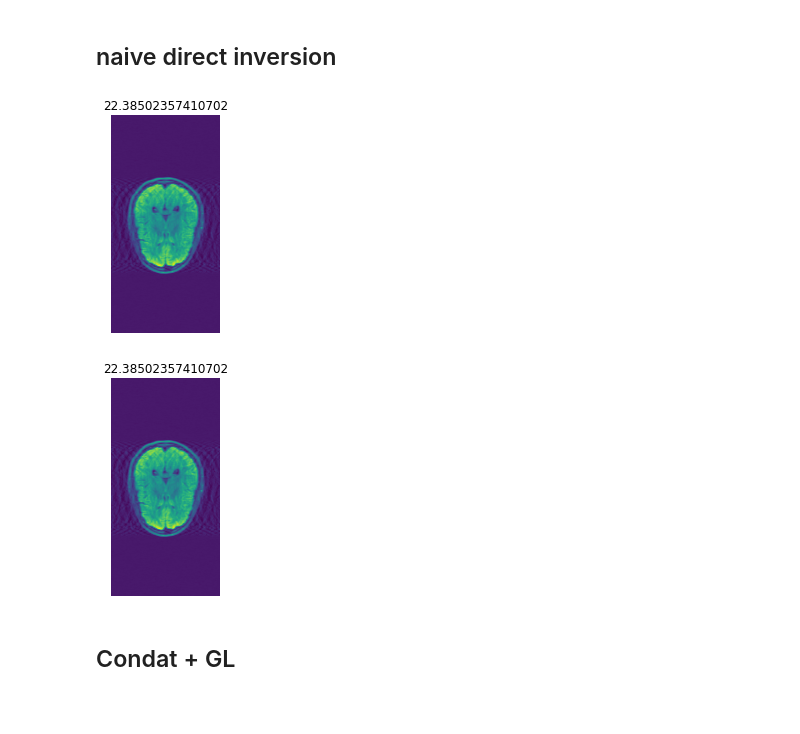
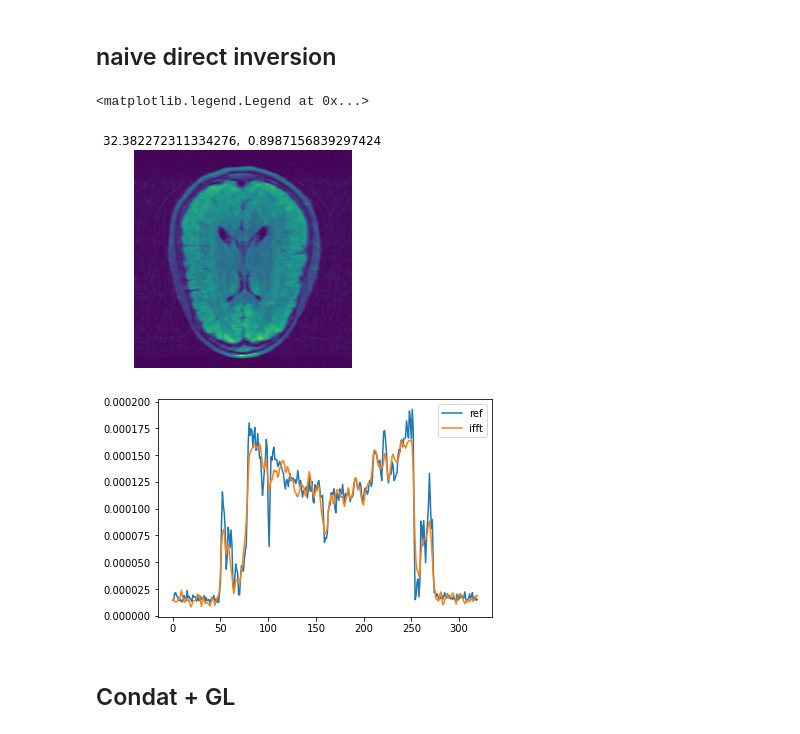
Before and after one commit to paquiteau/pysap-mri-online, a Jupyter notebook: notebook/offline_reconstruction.ipynb, the cells around one changed output. Drawn from its saved outputs; the diff is of its cells as text; code cells hidden in the pictures; blank space fills up the shorter version.

```diff
--- a/notebook/offline_reconstruction.ipynb
+++ b/notebook/offline_reconstruction.ipynb
@@ -75,11 +87,17 @@ N_COILS = 1
 # %% [markdown]
 ## naive direct inversion
-# %%
-dirrec= sp.fft.ifft2(sp.fft.ifftshift(final_k))
-implot(dirrec, title=f'{psnr_ssos(dirrec,real_img)}')
-# %% [output]
-[figure, removed]
-[figure, removed]
+# %%
+dirrec= sp.fft.ifftshift(sp.fft.ifft2(final_k,norm="ortho"))
+implot(ssos(dirrec), title=f'{psnr_ssos(dirrec,real_img,mask=square_mask)},  {ssim_ssos(dirrec,real_img,mask=square_mask)}',mask=square_mask)
+
+plt.figure()
+plt.plot(abs(real_img[320]),label='ref')
+plt.plot(ssos(dirrec)[320],label='ifft')
+plt.legend()
+# %% [output]
+<matplotlib.legend.Legend at 0x...>
+[figure, added]
+[figure, added]
 # %% [markdown]
 ## Condat + GL
 # %%
```
Also changed, not shown: parts of 11 cells of this notebook, 8 other files.
